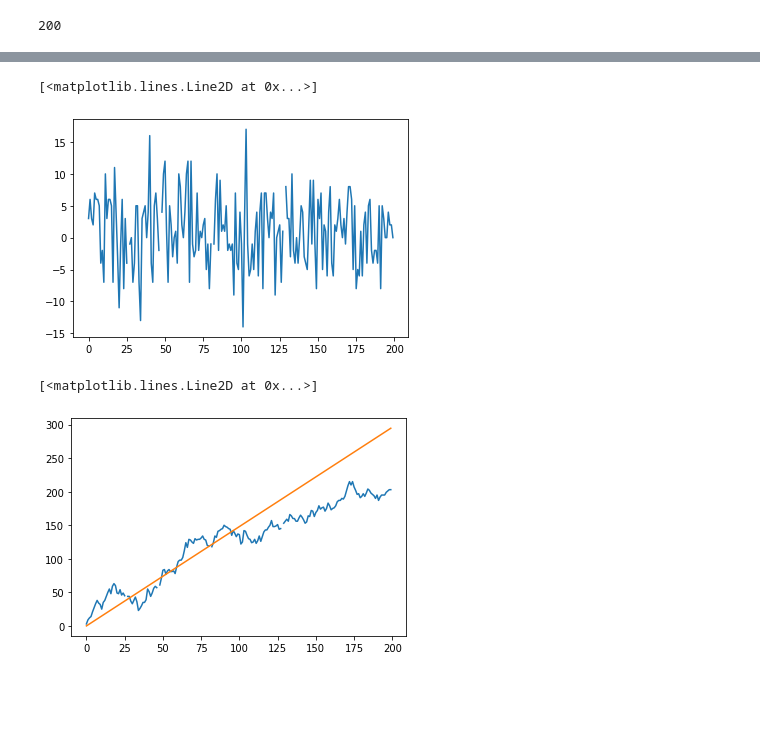
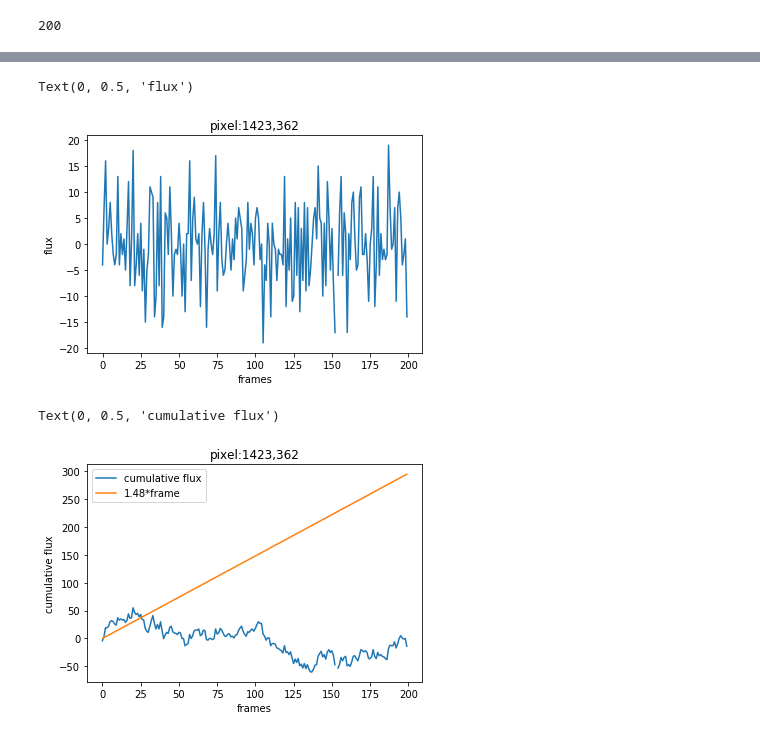
Before and after one commit to xoubish/nonlinearity_sim, a Jupyter notebook: Untitled.ipynb, the cells around one changed output, grey strips where cells are left out. Drawn from its saved outputs; the diff is of its cells as text; code cells hidden in the pictures; blank space fills up the shorter version.

```diff
--- a/Untitled.ipynb
+++ b/Untitled.ipynb
@@ -27,14 +29,27 @@ plt.imshow(dark[:,:,0])
 # %%
 i,j = np.random.randint(2040),np.random.randint(2040)
 b = sigma_clip(dark[i,j,:], sigma = 3)
 
+plt.title('pixel:'+str(i)+','+str(j))
 plt.plot(np.arange(np.shape(dark)[2]),b)
+plt.xlabel('frames')
+plt.ylabel('flux')
 # %% [output]
-[<matplotlib.lines.Line2D at 0x...>]
+Text(0, 0.5, 'flux')
-[figure, old version]
+[figure, new version]
 # %%
-plt.plot(np.arange(np.shape(dark)[2]),np.cumsum(b))
-plt.plot(np.arange(np.shape(dark)[2]),np.arange(np.shape(dark)[2])*1.48)
+def smooth(y, box_pts):
+    box = np.ones(box_pts)/box_pts
+    y_smooth = np.convolve(y, box, mode='same')
+    return y_smooth
+
+plt.title('pixel:'+str(i)+','+str(j))
+plt.plot(np.arange(np.shape(dark)[2]),np.cumsum(b),label='cumulative flux')
+plt.plot(np.arange(np.shape(dark)[2]),np.arange(np.shape(dark)[2])*1.48, label='1.48*frame')
+#plt.plot(np.arange(np.shape(dark)[2]),np.cumsum(smooth(b,30)),label='smoothing')
+plt.legend()
+plt.xlabel('frames')
+plt.ylabel('cumulative flux')
 # %% [output]
-[<matplotlib.lines.Line2D at 0x...>]
+Text(0, 0.5, 'cumulative flux')
-[figure, old version]
+[figure, new version]
```
Also changed, not shown: parts of 3 cells of this notebook.
